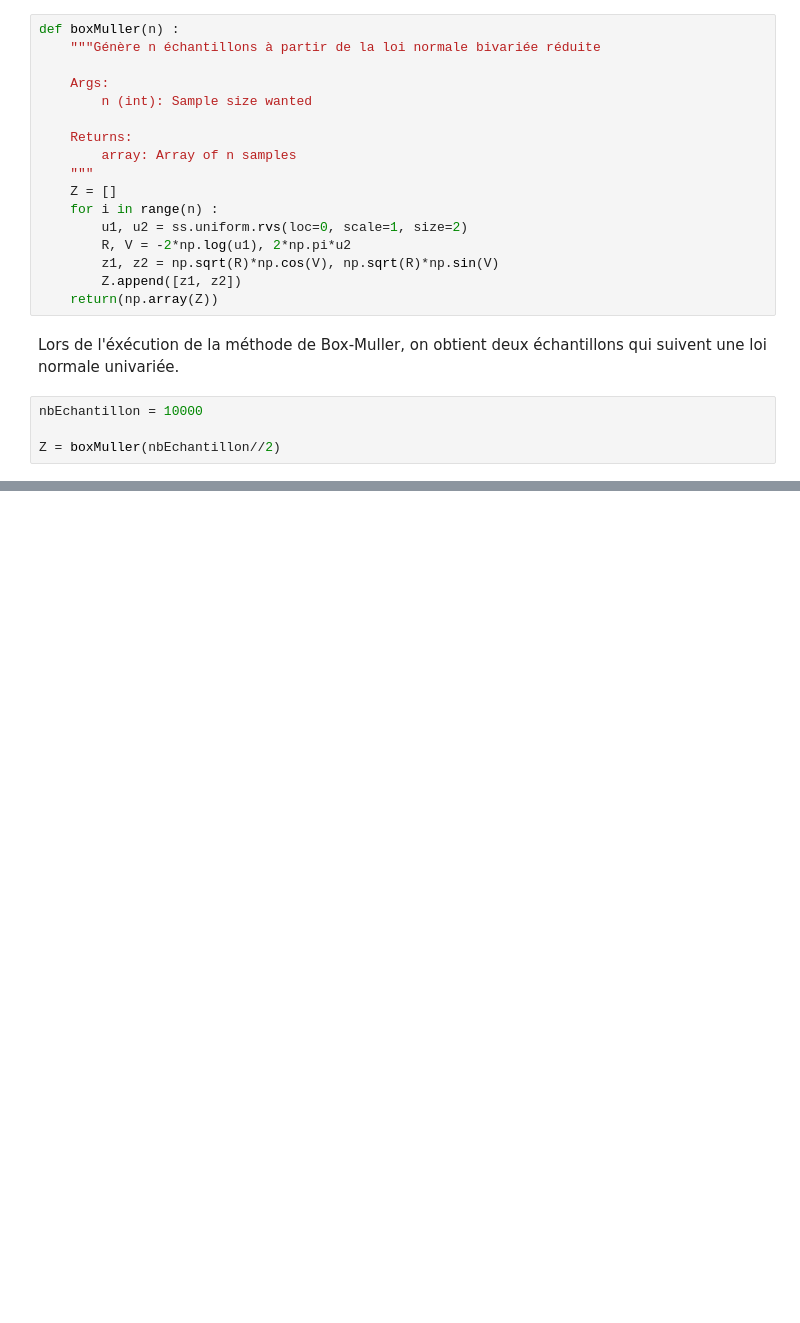
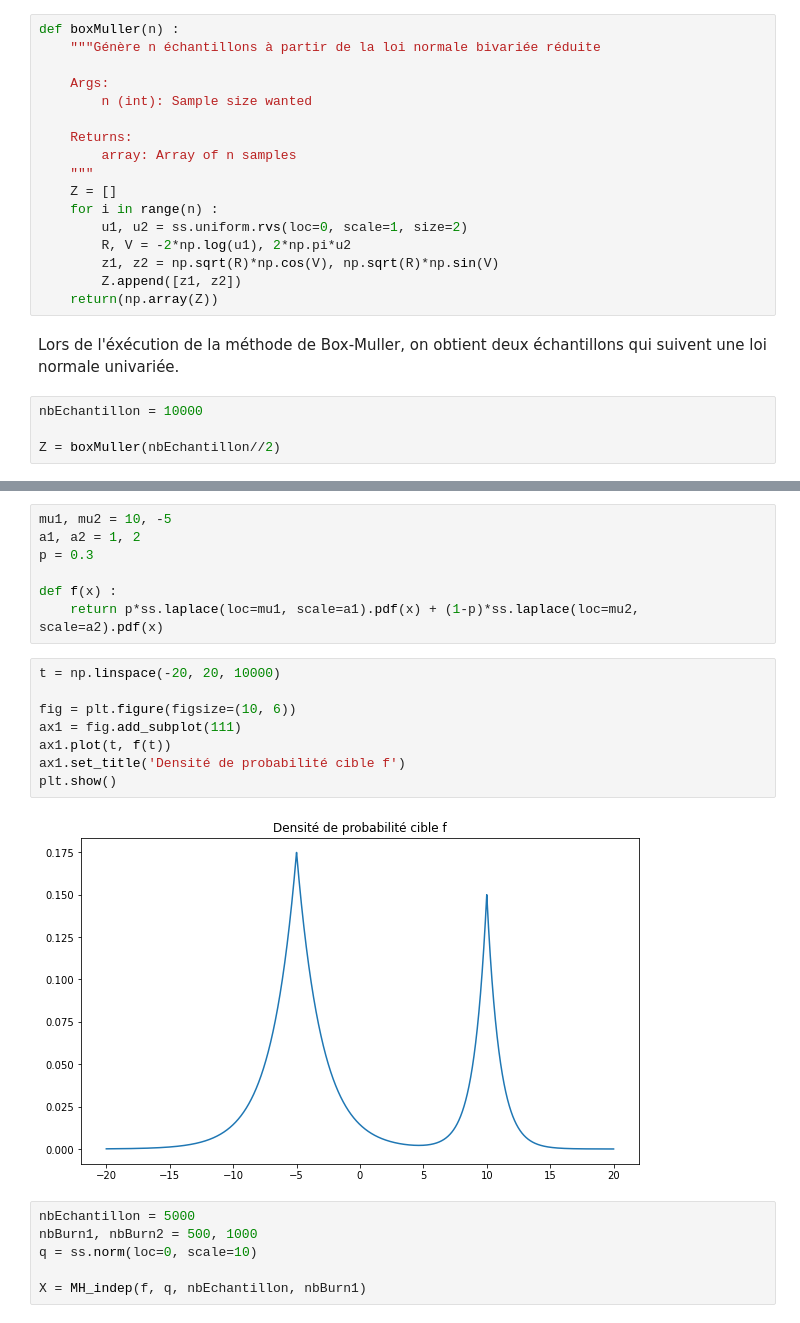
Before and after one commit to LoanSarazin/sdia-estimation, a Jupyter notebook: TP3/TP3_SARAZIN.ipynb, the cells around one changed output, grey strips where cells are left out. Saved outputs shown, nothing was run; the diff lists cells and outputs as text; blank space fills up the shorter version.

```diff
--- a/TP3/TP3_SARAZIN.ipynb
+++ b/TP3/TP3_SARAZIN.ipynb
@@ -280,0 +348,23 @@ La fréquence de zéros dans cette série d'échantillons est de 0.684
+# %%
+mu1, mu2 = 10, -5
+a1, a2 = 1, 2
+p = 0.3
+
+def f(x) :
+    return p*ss.laplace(loc=mu1, scale=a1).pdf(x) + (1-p)*ss.laplace(loc=mu2, scale=a2).pdf(x)
+# %%
+t = np.linspace(-20, 20, 10000)
+
+fig = plt.figure(figsize=(10, 6))
+ax1 = fig.add_subplot(111)
+ax1.plot(t, f(t))
+ax1.set_title('Densité de probabilité cible f')
+plt.show()
+# %% [output]
+[figure, added]
+# %%
+nbEchantillon = 5000
+nbBurn1, nbBurn2 = 500, 1000
+q = ss.norm(loc=0, scale=10)
+
+X = MH_indep(f, q, nbEchantillon, nbBurn1)
```
Also changed, not shown: parts of 34 cells of this notebook.
